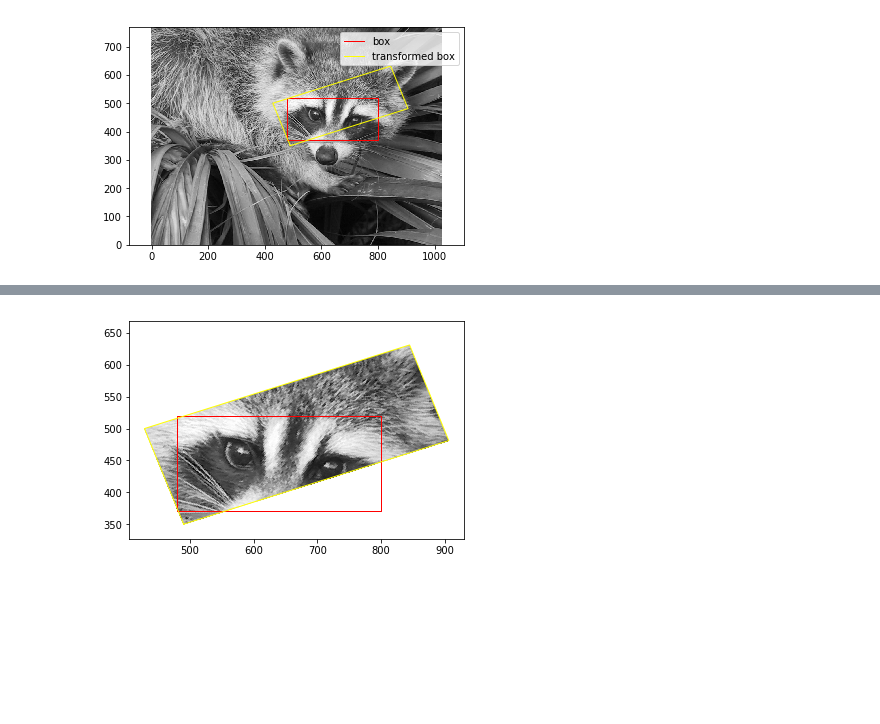
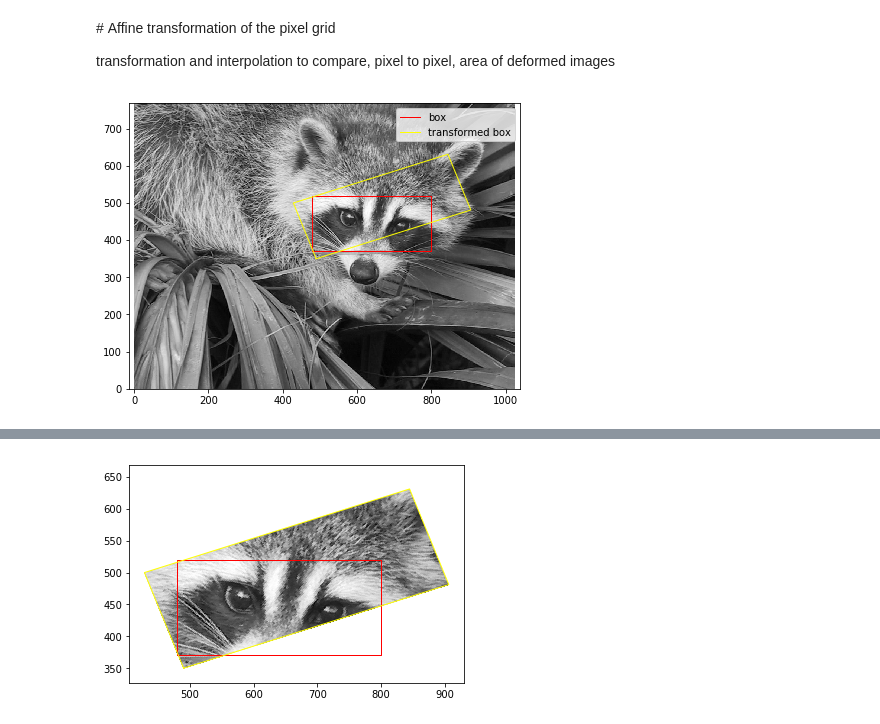
Before and after one commit to xdze2/CuNb, a Jupyter notebook: DIC/rewrite/affine_transform_image.ipynb, the cells around one changed output, grey strips where cells are left out. Cells and saved outputs as stored; diff of their text form; code cells hidden in the pictures; blank space fills up the shorter version.

```diff
--- a/DIC/rewrite/affine_transform_image.ipynb
+++ b/DIC/rewrite/affine_transform_image.ipynb
@@ -6,6 +4,10 @@ import matplotlib.pyplot as plt
 
 import scipy.misc
 I = scipy.misc.face().mean(axis=2)[::-1]
+# %% [markdown]
+# Affine transformation of the pixel grid
+
+transformation and interpolation to compare, pixel to pixel, area of deformed images
 # %%
 from scipy.interpolate import interpn
 # %%
@@ -28,13 +31,15 @@ A = np.array([[10, 1.3, 0.41], [-20, -0.41, 1]])
 
 box_prime = affine(box, A)
 # %%
+# Plot
+plt.figure(figsize=(7,7*I.shape[0]/I.shape[1]))
 plt.pcolormesh(I, cmap = 'gray');
 plt.plot(box[:, 0], box[:, 1], '-', color='red', linewidth=1, label='box');
 plt.plot(box_prime[:, 0], box_prime[:, 1], '-', color='yellow',
          linewidth=1, label='transformed box');
 plt.axis('equal'); plt.legend();
 # %% [output]
-[figure, old version]
+[figure, new version]
 # %%
 # Map pixel of the box to box_prime
 # %%
```
Also changed, not shown: parts of 20 cells of this notebook, 1 other file.
